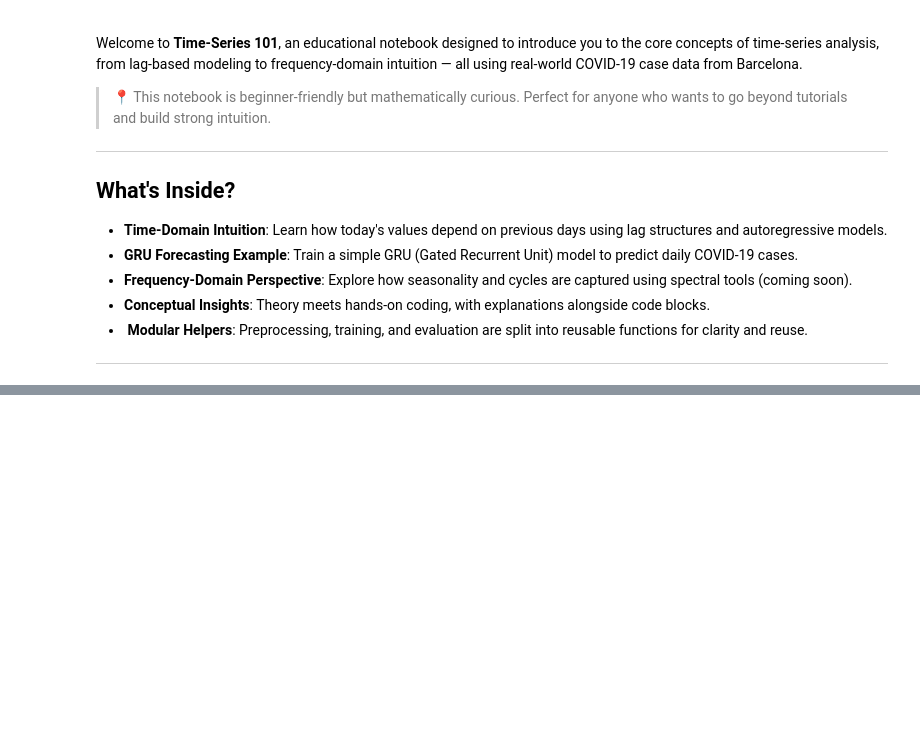
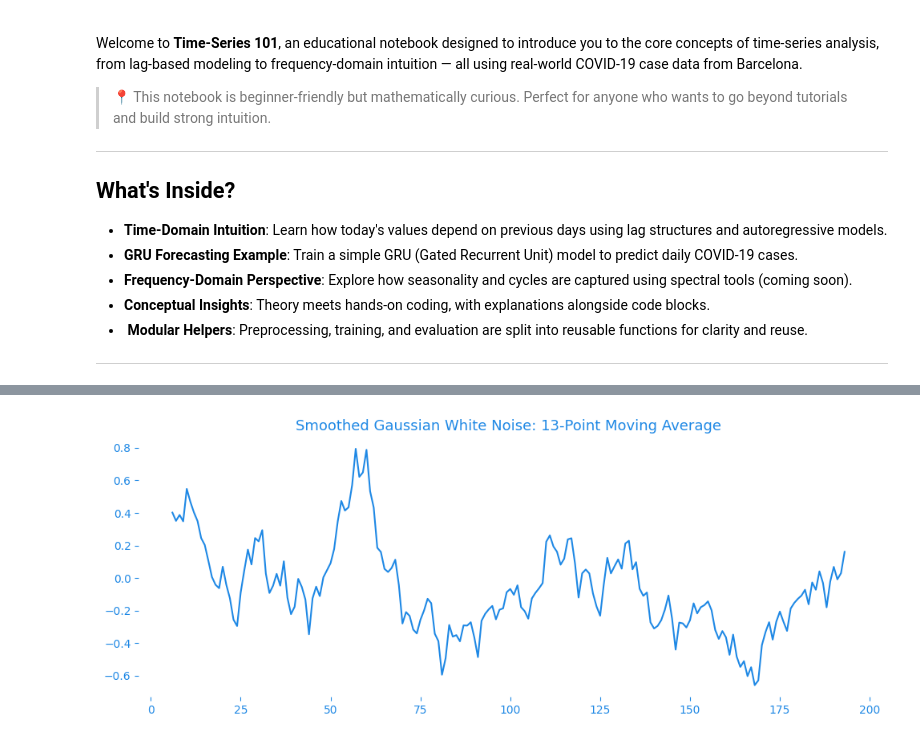
Before and after one commit to Youssef-Malek2004/Blog-Notebooks, a Jupyter notebook: Blog-Notebooks/Time-Series-101/Time-Series-101.ipynb, the cells around one changed output, grey strips where cells are left out. Saved outputs shown, nothing was run; the diff lists cells and outputs as text; code cells hidden in the pictures; blank space fills up the shorter version.

```diff
--- a/Blog-Notebooks/Time-Series-101/Time-Series-101.ipynb
+++ b/Blog-Notebooks/Time-Series-101/Time-Series-101.ipynb
@@ -78,0 +227,27 @@ plt.show()
+# %%
+# --- 13-Point Moving Average ---
+def moving_average(series, moving_window=13):
+    return np.convolve(series, np.ones(moving_window) / moving_window, mode='valid')
+
+smoothed_noise = moving_average(gaussian_white_noise, moving_window=13)
+
+# Adjusted time index since we're using 'valid' mode
+smoothed_time = np.arange(6, len(gaussian_white_noise) - 6)
+
+# --- Plot ---
+fig, ax = plt.subplots(figsize=(10, 4))
+
+# Plot
+ax.plot(smoothed_time, smoothed_noise, color="#1e88e5", linewidth=1.5)
+
+# Styling
+ax.set_title("Smoothed Gaussian White Noise: 13-Point Moving Average", fontsize=13, color="#1e88e5")
+ax.tick_params(colors="#1e88e5")
+for spine in ax.spines.values():
+    spine.set_visible(False)
+
+plt.tight_layout()
+plt.savefig("./assets/smoothed_gaussian_white_noise.png", dpi=300, transparent=True)
+plt.show()
+# %% [output]
+[figure, added]
```
Also changed, not shown: parts of 13 cells of this notebook, 7 other files.
